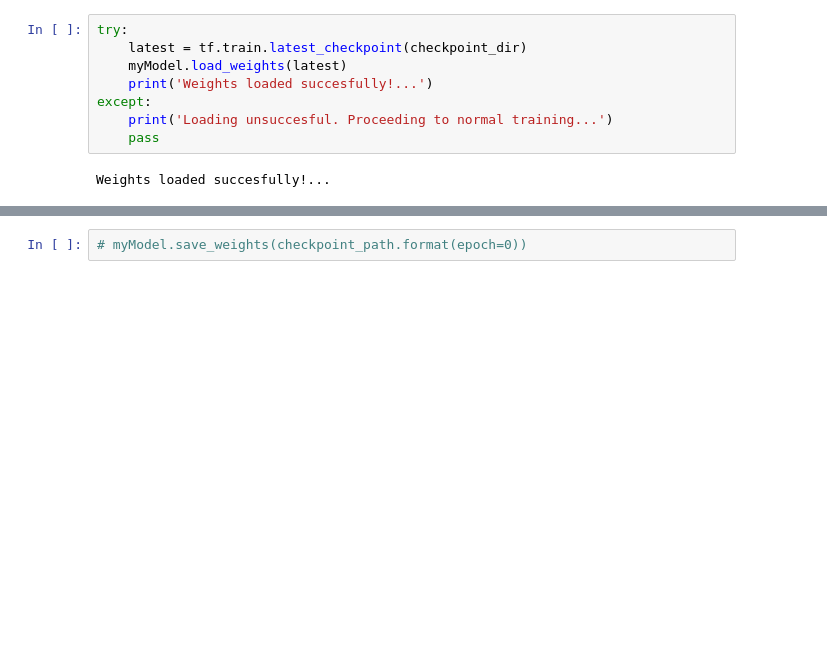
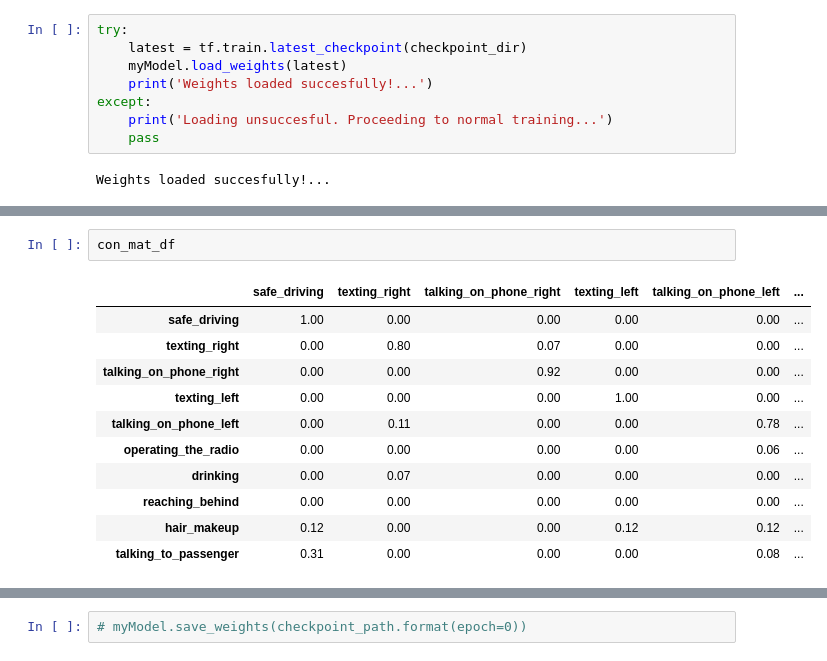
Before and after one commit to shravan097/DistractionCNN, a Jupyter notebook: VggNet.ipynb, the cells around one changed output, grey strips where cells are left out. Drawn from its saved outputs; the diff is of its cells as text; blank space fills up the shorter version.

```diff
--- a/VggNet.ipynb
+++ b/VggNet.ipynb
@@ -223,0 +258,14 @@ Weights loaded succesfully!...
+# %%
+con_mat_df
+# %% [output]
+|  | safe_driving | texting_right | talking_on_phone_right | texting_left | talking_on_phone_left | ... |
+| safe_driving | 1.00 | 0.00 | 0.00 | 0.00 | 0.00 | ... |
+| texting_right | 0.00 | 0.80 | 0.07 | 0.00 | 0.00 | ... |
+| talking_on_phone_right | 0.00 | 0.00 | 0.92 | 0.00 | 0.00 | ... |
+| texting_left | 0.00 | 0.00 | 0.00 | 1.00 | 0.00 | ... |
+| talking_on_phone_left | 0.00 | 0.11 | 0.00 | 0.00 | 0.78 | ... |
+| operating_the_radio | 0.00 | 0.00 | 0.00 | 0.00 | 0.06 | ... |
+| drinking | 0.00 | 0.07 | 0.00 | 0.00 | 0.00 | ... |
+| reaching_behind | 0.00 | 0.00 | 0.00 | 0.00 | 0.00 | ... |
+| hair_makeup | 0.12 | 0.00 | 0.00 | 0.12 | 0.12 | ... |
+| talking_to_passenger | 0.31 | 0.00 | 0.00 | 0.00 | 0.08 | ... |
```
Also changed, not shown: parts of 21 cells of this notebook, 4 other files.
